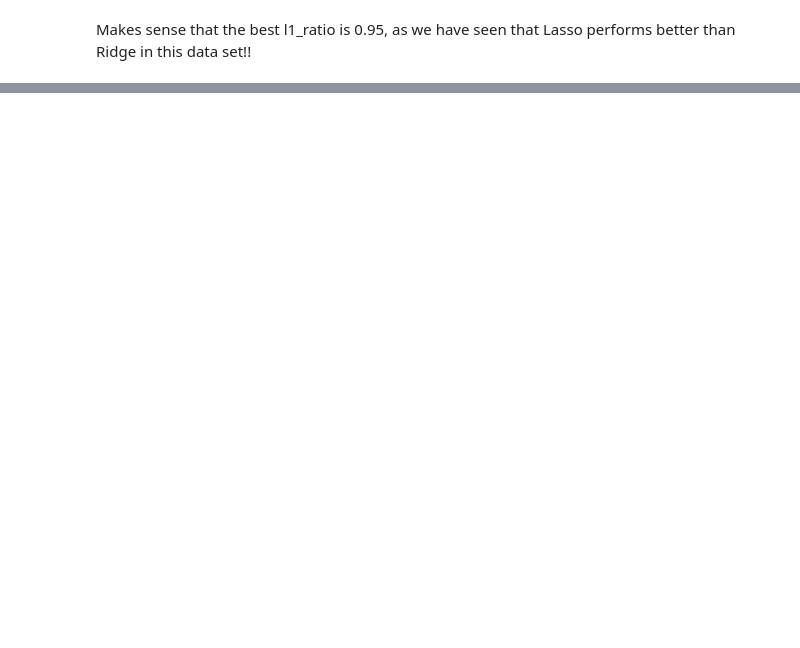
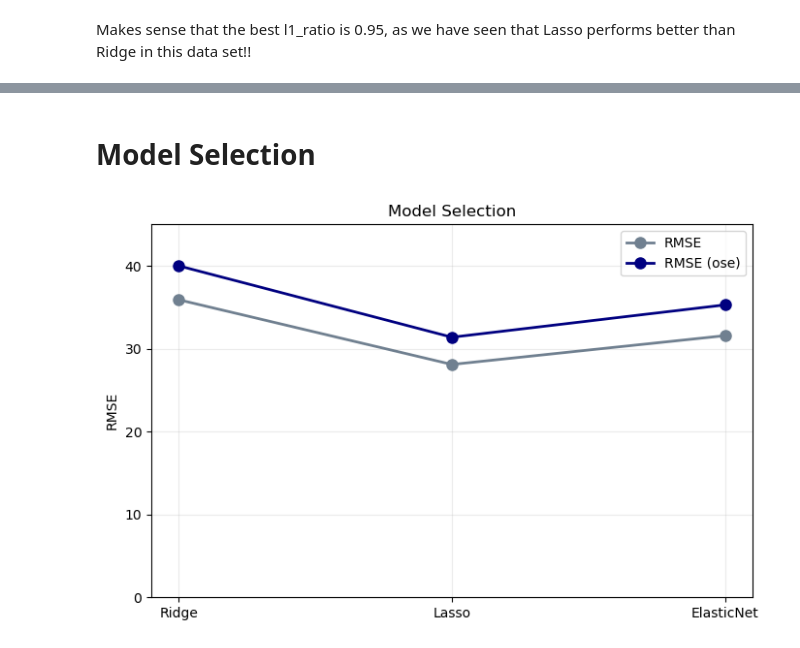
Before and after one commit to LuisMartindelCerro/CDA_Case1, a Jupyter notebook: Python/Regression.ipynb, the cells around one changed output, grey strips where cells are left out. Cells and saved outputs as stored; diff of their text form; code cells hidden in the pictures; blank space fills up the shorter version.

```diff
--- a/Python/Regression.ipynb
+++ b/Python/Regression.ipynb
@@ -314,6 +314,11 @@ param_lambda_values = {'lasso_lars__alpha' : lambda_values}
 lasso_lars_cv = GridSearchCV(estimator=lasso_lars_pipeline, param_grid=param_lambda_values, scoring='neg_mean_squared_error', cv=5) # we obtain min RMSE with 5 folds
 lasso_lars_cv.fit(X, y)  # it is using the normalized data stablished in the pipeline
 
+# Get the best lambda
+best_lambda_lasso_lars = lasso_lars_cv.best_params_['lasso_lars__alpha']
+# Get the best RMSE
+lasso_lars_rmse = np.sqrt(-lasso_lars_cv.best_score_)
+
 # Apply one standard error rule (OSE)
 cv_results = lasso_lars_cv.cv_results_
 mean_scores = -cv_results['mean_test_score']  # Convert back to MSE
@@ -326,9 +331,13 @@ one_std_error = mean_scores[best_idx] + std_scores[best_idx]
 candidate_indices = np.where(mean_scores <= one_std_error)[0]
 best_lambda_lasso_lars_ose = np.max(lambda_values[candidate_indices])
 
+# Get RMSE for OSE lambda
+ose_idx = np.where(lambda_values == best_lambda_lasso_lars_ose)[0][0]
+lasso_lars_ose_rmse = np.sqrt(-lasso_lars_cv.cv_results_['mean_test_score'][ose_idx])
+
 # Parameters
-print(f"Best lambda Lasso LARS (original): {lasso_lars_cv.best_params_['lasso_lars__alpha']:.4f}")
-print(f"Best lambda Lasso LARS (one std error): {best_lambda_lasso_lars_ose:.4f}")
+print(f"Best lambda Lasso LARS (original): {lasso_lars_cv.best_params_['lasso_lars__alpha']:.4f} ***** RMSE: {np.sqrt(-lasso_lars_cv.best_score_):.4f}")
+print(f"Best lambda Lasso LARS (one std error): {best_lambda_lasso_lars_ose:.4f} ***** RMSE: {lasso_lars_ose_rmse:.4f}")
 
 # Fit Ridge with the BEST lambda
 best_lasso_lars = LassoLars(alpha=best_lambda_lasso_lars_ose)
@@ -443,0 +494,26 @@ Estimated RMSE (average) Elastic Net: 31.1529
+# %% [markdown]
+# **Model Selection**
+# %%
+# RMSE values for the five models
+models = ['Ridge', 'Lasso', 'ElasticNet']
+# models = ['OLS', 'Ridge', 'Lasso CC', 'LARS', 'ElasticNet','CART', 'Bagging','RF']
+
+rmse_values_ose = [ridge_ose_rmse, lasso_lars_ose_rmse, elasticnet_ose_rmse]
+rmse_values = [ridge_rmse, lasso_lars_rmse, elasticnet_rmse]
+
+# Create the line plot
+plt.figure(figsize=(8, 5))
+plt.plot(models, rmse_values, marker='o', linestyle='-', color='slategray', linewidth=2, markersize=8, label='RMSE')
+plt.plot(models, rmse_values_ose, marker='o', linestyle='-', color='navy', linewidth=2, markersize=8, label='RMSE (ose)')
+
+# Labels and title
+plt.ylabel('RMSE')
+plt.title('Model Selection')
+plt.ylim(0, max(rmse_values_ose) + 5)  # Adjust y-axis range for better visualization
+
+# Show plot
+plt.legend()
+plt.grid(True, alpha=.25)
+plt.show()
+# %% [output]
+[figure, added]
```
Also changed, not shown: parts of 39 cells of this notebook, 1 other file.
